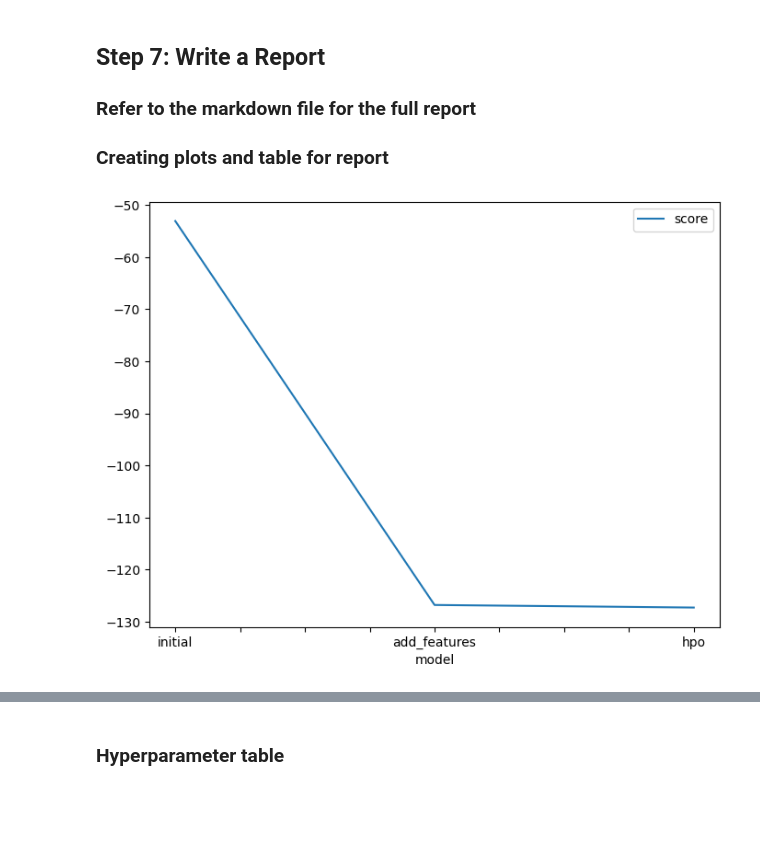
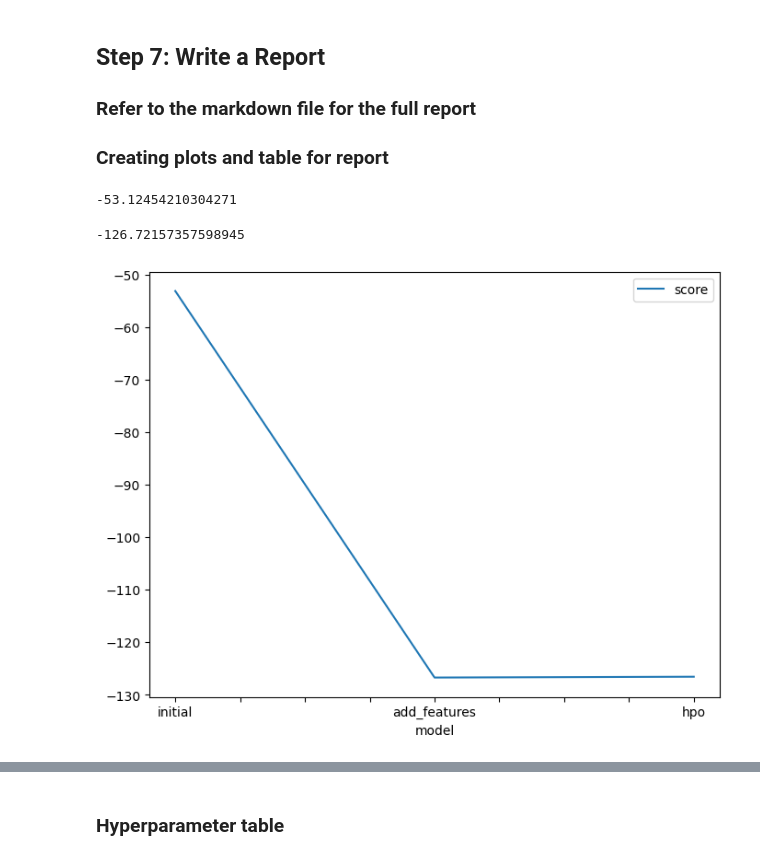
Before and after one commit to sophiya02/cd0385-project-starter, a Jupyter notebook: project/project-template.ipynb, the cells around one changed output, grey strips where cells are left out. Drawn from its saved outputs; the diff is of its cells as text; code cells hidden in the pictures; blank space fills up the shorter version.

```diff
--- a/project/project-template.ipynb
+++ b/project/project-template.ipynb
@@ -525,5 +570,5 @@ hyperparameter_tune_kwargs = {  # HPO is not performed unless hyperparameter_tun
     'searcher': 'auto',
 }
 # %%
-predictor_new_hpo = TabularPredictor(label="count", eval_metric='root_mean_squared_error').fit(train_data=train, time_limit=600, presets="best_quality", hyperparameters=hyperparameters, hyperparameter_tune_kwargs=hyperparameter_tune_kwargs)
+predictor_new_hpo = TabularPredictor(label="count", eval_metric='root_mean_squared_error', learner_kwargs={"ignored_columns": ["casual", "registered"]}).fit(train_data=train, time_limit=600, presets="best_quality", hyperparameters=hyperparameters, hyperparameter_tune_kwargs=hyperparameter_tune_kwargs)
 # %% [output]
@@ -655,3 +700,5 @@ TabularPredictor saved. To load, use: predictor = TabularPredictor.load("Autoglu
 # %%
 predictor_new_hpo.leaderboard( extra_info=True)
+pred_new_hpo_score_val = predictor_new_hpo.leaderboard(extra_info=True)['score_val'][0]
+pred_new_hpo_score_val
 # %% [output]
@@ -763,18 +806,28 @@ submission_new_hpo.to_csv("submission_new_hpo.csv", index=False)
 ## Step 7: Write a Report
 ### Refer to the markdown file for the full report
 ### Creating plots and table for report
+# %%
+pred_score_val = predictor.leaderboard(extra_info=True)['score_val'][0]
+pred_score_val
+# %% [output]
+-53.12454210304271
+# %%
+pred_new_feat_score_val = predictor_new_features.leaderboard(extra_info=True)['score_val'][0]
+pred_new_feat_score_val
+# %% [output]
+-126.72157357598945
 # %%
 # Taking the top model score from each training run and creating a line plot to show improvement
 # You can create these in the notebook and save them to PNG or use some other tool (e.g. google sheets, excel)
 fig = pd.DataFrame(
     {
         "model": ["initial", "add_features", "hpo"],
-        "score": [-53.088295, -126.779819, -127.275790]
+        "score": [ pred_score_val, pred_new_feat_score_val,pred_new_hpo_score_val]
     }
 ).plot(x="model", y="score", figsize=(8, 6)).get_figure()
 fig.savefig('model_train_score.png')
 # %% [output]
-[figure, old version]
+[figure, new version]
 # %%
 # Take the 3 kaggle scores and creating a line plot to show improvement
 fig = pd.DataFrame(
```
Also changed, not shown: parts of 32 cells of this notebook, 6 other files.
